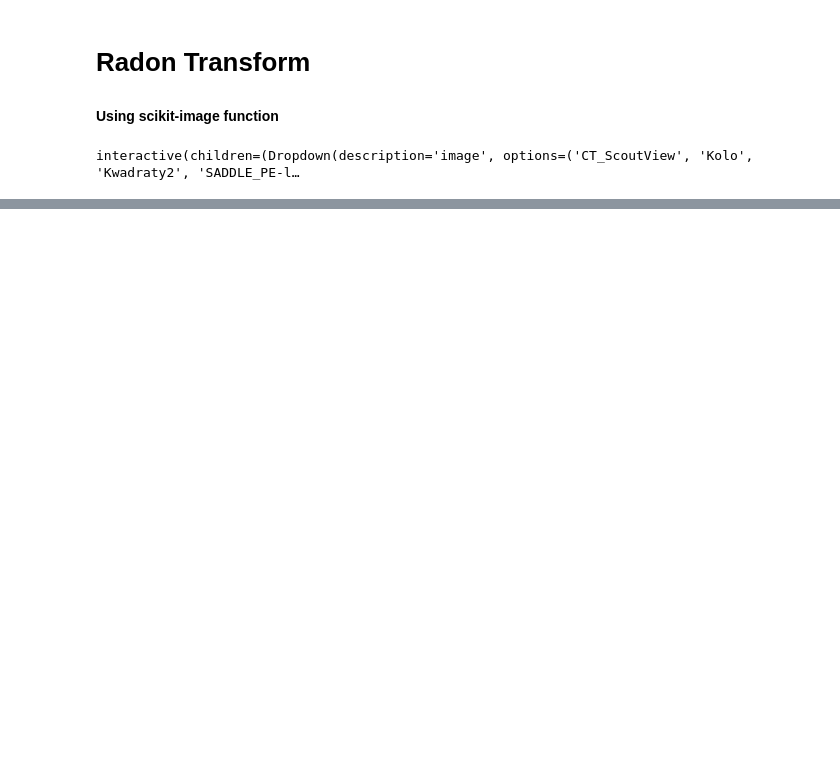
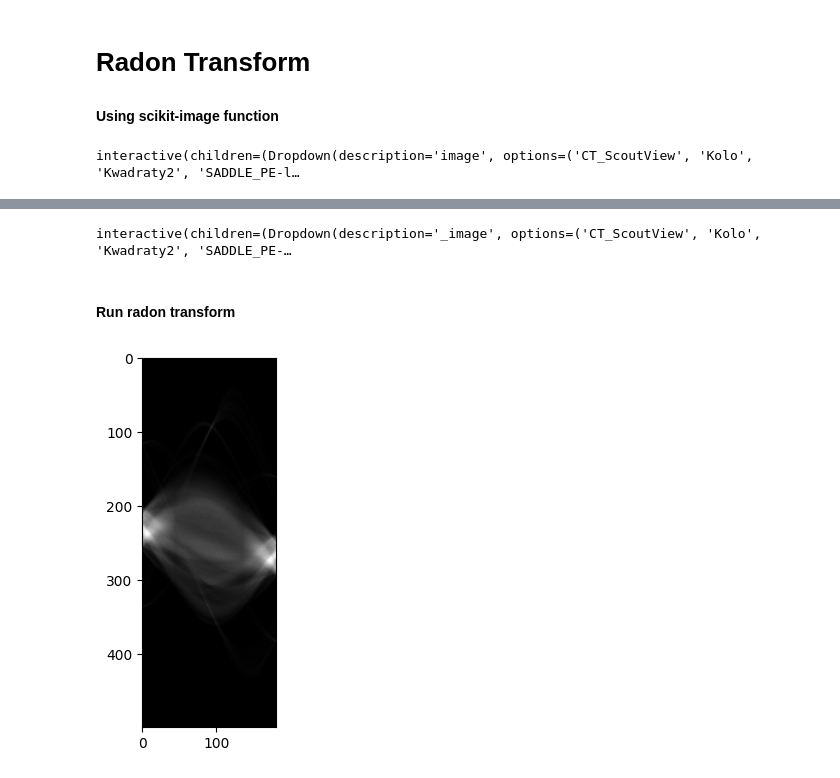
Before and after one commit to kamil271e/CT-scan, a Jupyter notebook: tomograf.ipynb, the cells around one changed output, grey strips where cells are left out. Drawn from its saved outputs; the diff is of its cells as text; code cells hidden in the pictures; blank space fills up the shorter version.

Commit message:
Radon transform

```diff
--- a/tomograf.ipynb
+++ b/tomograf.ipynb
@@ -40,10 +37,16 @@ interactive(children=(Dropdown(description='image', options=('CT_ScoutView', 'Ko
 # %%
 # source: https://eduinf.waw.pl/inf/utils/002_roz/2008_06.php
 
-def bresenham(x1, y1, x2, y2):
+def bresenham(p1, p2):
+    assert isinstance(p1, tuple), "First argument should be tuple"
+    assert isinstance(p2, tuple), "Second argument should be tuple"
+
+    x1, y1 = p1
+    x2, y2 = p2
     pixels = []
     dx = abs(x2-x1)
     dy = abs(y2-y1)
+
     if x1 < x2:
         sx = 1
     else:
@@ -53,6 +56,7 @@ def bresenham(x1, y1, x2, y2):
     else:
         sy = -1
     err = dx - dy
+
     while True:
         pixels.append((x1, y1))
         if x1 == x2 and y1 == y2:
@@ -64,6 +68,9 @@ def bresenham(x1, y1, x2, y2):
         if e2 < dx:
             err += dx
             y1 += sy
+
     return pixels
-print(bresenham(1,1, 7,5)) # test example (expected: [(1, 1), (2, 2), (3, 2), (4, 3), (5, 4), (6, 4), (7, 5)])
+
+
+print(bresenham((2,2), (-1,-1)))
 # %% [output]
@@ -210,0 +106,54 @@ interactive(children=(Dropdown(description='image', options=('CT_ScoutView', 'Ko
+# %%
+delta = 0.5
+phi = 250
+img = images['Kropka']
+detector_num = 500
+# %%
+@interact
+def set_parameters(_image=list(images.keys()),
+                    _detectors=widgets.IntSlider(min=100,max=1000,step=100,value=500),
+                    _phi=widgets.IntSlider(min=30,max=300,step=30,value=180),
+                    _delta=widgets.IntSlider(min=0.1,max=5,step=0.1,value=1)):
+    global delta, phi, detector_num, img
+    delta = _delta
+    phi = _phi
+    detector_num = _detectors
+    img = images[_image]
+
+    plt.imshow(images[_image], cmap='gray')
+# %% [output]
+interactive(children=(Dropdown(description='_image', options=('CT_ScoutView', 'Kolo', 'Kwadraty2', 'SADDLE_PE-…
+# %% [markdown]
+#### Run radon transform
+# %%
+x0, y0 = img.shape[0] // 2, img.shape[1] // 2 # center coordinates
+angles = np.arange(0, 180 + delta, delta)
+sinogram = np.zeros((len(angles), detector_num))
+r = img.shape[0] / 2
+
+for i, alpha in enumerate(angles):
+    angles_det = np.deg2rad(np.linspace(0, phi, detector_num) + alpha - phi/2)
+    angles_emit = np.deg2rad(np.linspace(0, phi, detector_num) + alpha - phi/2 + 180)
+
+    detectors = np.zeros((detector_num, 2), dtype=int)
+    emitters = np.zeros((detector_num, 2), dtype=int)
+
+    for j, (angle_det, angle_emit) in enumerate(zip(angles_det, angles_emit)):
+        xd = np.round(r * np.cos(angle_det) - x0).astype(int)
+        yd = np.round(r * np.sin(angle_det) - y0).astype(int)
+        xe = np.round(r * np.cos(angle_emit) - x0).astype(int)
+        ye = np.round(r * np.sin(angle_emit) - y0).astype(int)
+        detectors[j][0], detectors[j][1] = xd, yd
+        emitters[detector_num-j-1][0], emitters[detector_num-j-1][1] = xe, ye
+
+    pixels = np.zeros(detector_num, None)
+    for j, (det_coord, emit_coord) in enumerate(zip(detectors, emitters)):
+        beam_coord = bresenham(tuple(det_coord), tuple(emit_coord))
+        pixels[j] = np.sum([img[coord] for coord in beam_coord])
+
+    sinogram[i,] = pixels
+    plt.imshow(sinogram.T, cmap='gray')
+    plt.show()
+    IPython.display.clear_output(wait=True)
+# %% [output]
+[figure, added]
```
Also changed, not shown: parts of 15 cells of this notebook.
